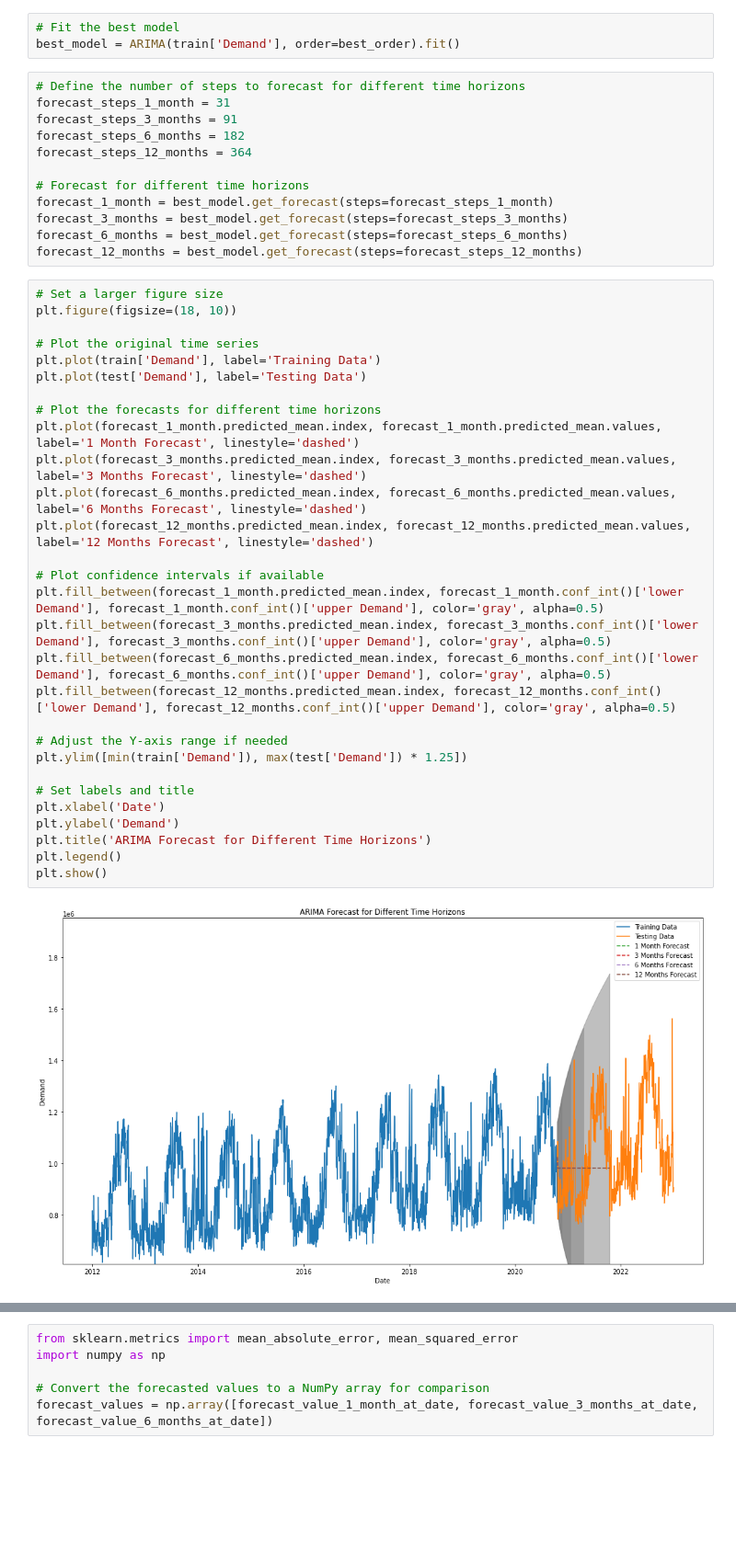
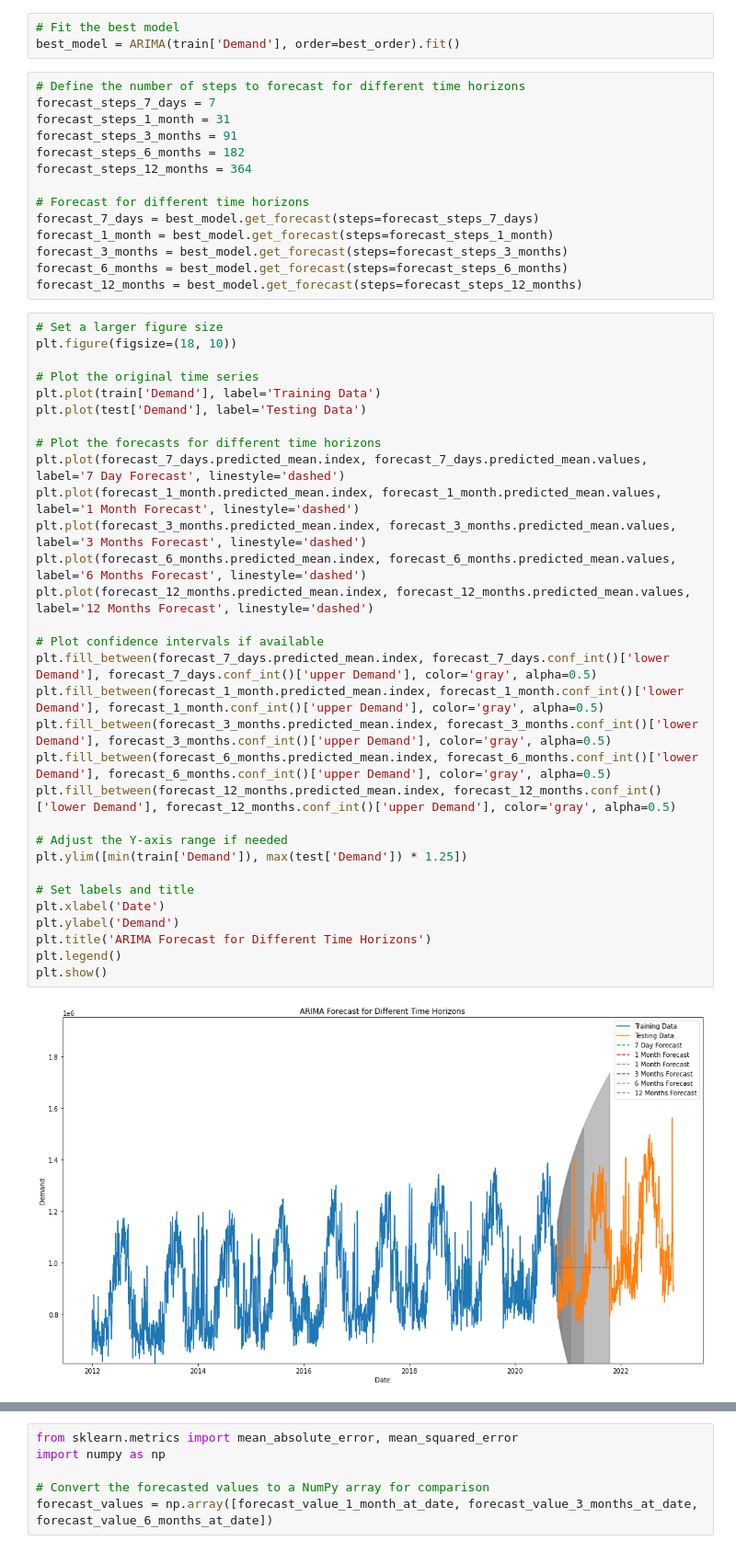
Before and after one commit to ReuvenDerner/MSDS_6120_Capstone_ARW, a Jupyter notebook: Capstone Data Project-Agg.ipynb, the cells around one changed output, grey strips where cells are left out. Shown at 92% size. Drawn from its saved outputs; the diff is of its cells as text; blank space fills up the shorter version.

```diff
--- a/Capstone Data Project-Agg.ipynb
+++ b/Capstone Data Project-Agg.ipynb
@@ -962,12 +1217,14 @@ In summary, an ARIMA(2, 1, 2) model has been identified as the best-fitting mode
 best_model = ARIMA(train['Demand'], order=best_order).fit()
 # %%
 # Define the number of steps to forecast for different time horizons
+forecast_steps_7_days = 7
 forecast_steps_1_month = 31
 forecast_steps_3_months = 91
 forecast_steps_6_months = 182
 forecast_steps_12_months = 364
 
 # Forecast for different time horizons
+forecast_7_days = best_model.get_forecast(steps=forecast_steps_7_days)
 forecast_1_month = best_model.get_forecast(steps=forecast_steps_1_month)
 forecast_3_months = best_model.get_forecast(steps=forecast_steps_3_months)
 forecast_6_months = best_model.get_forecast(steps=forecast_steps_6_months)
@@ -975,31 +1232,33 @@ forecast_12_months = best_model.get_forecast(steps=forecast_steps_12_months)
 # %%
 # Set a larger figure size
 plt.figure(figsize=(18, 10))
 
 # Plot the original time series
 plt.plot(train['Demand'], label='Training Data')
 plt.plot(test['Demand'], label='Testing Data')
 
 # Plot the forecasts for different time horizons
+plt.plot(forecast_7_days.predicted_mean.index, forecast_7_days.predicted_mean.values, label='7 Day Forecast', linestyle='dashed')
 plt.plot(forecast_1_month.predicted_mean.index, forecast_1_month.predicted_mean.values, label='1 Month Forecast', linestyle='dashed')
 plt.plot(forecast_3_months.predicted_mean.index, forecast_3_months.predicted_mean.values, label='3 Months Forecast', linestyle='dashed')
 plt.plot(forecast_6_months.predicted_mean.index, forecast_6_months.predicted_mean.values, label='6 Months Forecast', linestyle='dashed')
 plt.plot(forecast_12_months.predicted_mean.index, forecast_12_months.predicted_mean.values, label='12 Months Forecast', linestyle='dashed')
 
 # Plot confidence intervals if available
+plt.fill_between(forecast_7_days.predicted_mean.index, forecast_7_days.conf_int()['lower Demand'], forecast_7_days.conf_int()['upper Demand'], color='gray', alpha=0.5)
 plt.fill_between(forecast_1_month.predicted_mean.index, forecast_1_month.conf_int()['lower Demand'], forecast_1_month.conf_int()['upper Demand'], color='gray', alpha=0.5)
 plt.fill_between(forecast_3_months.predicted_mean.index, forecast_3_months.conf_int()['lower Demand'], forecast_3_months.conf_int()['upper Demand'], color='gray', alpha=0.5)
 plt.fill_between(forecast_6_months.predicted_mean.index, forecast_6_months.conf_int()['lower Demand'], forecast_6_months.conf_int()['upper Demand'], color='gray', alpha=0.5)
 plt.fill_between(forecast_12_months.predicted_mean.index, forecast_12_months.conf_int()['lower Demand'], forecast_12_months.conf_int()['upper Demand'], color='gray', alpha=0.5)
 
 # Adjust the Y-axis range if needed
 plt.ylim([min(train['Demand']), max(test['Demand']) * 1.25])
 
 # Set labels and title
 plt.xlabel('Date')
 plt.ylabel('Demand')
 plt.title('ARIMA Forecast for Different Time Horizons')
 plt.legend()
 plt.show()
 # %% [output]
-[figure, old version]
+[figure, new version]
```
Also changed, not shown: parts of 24 cells of this notebook.
